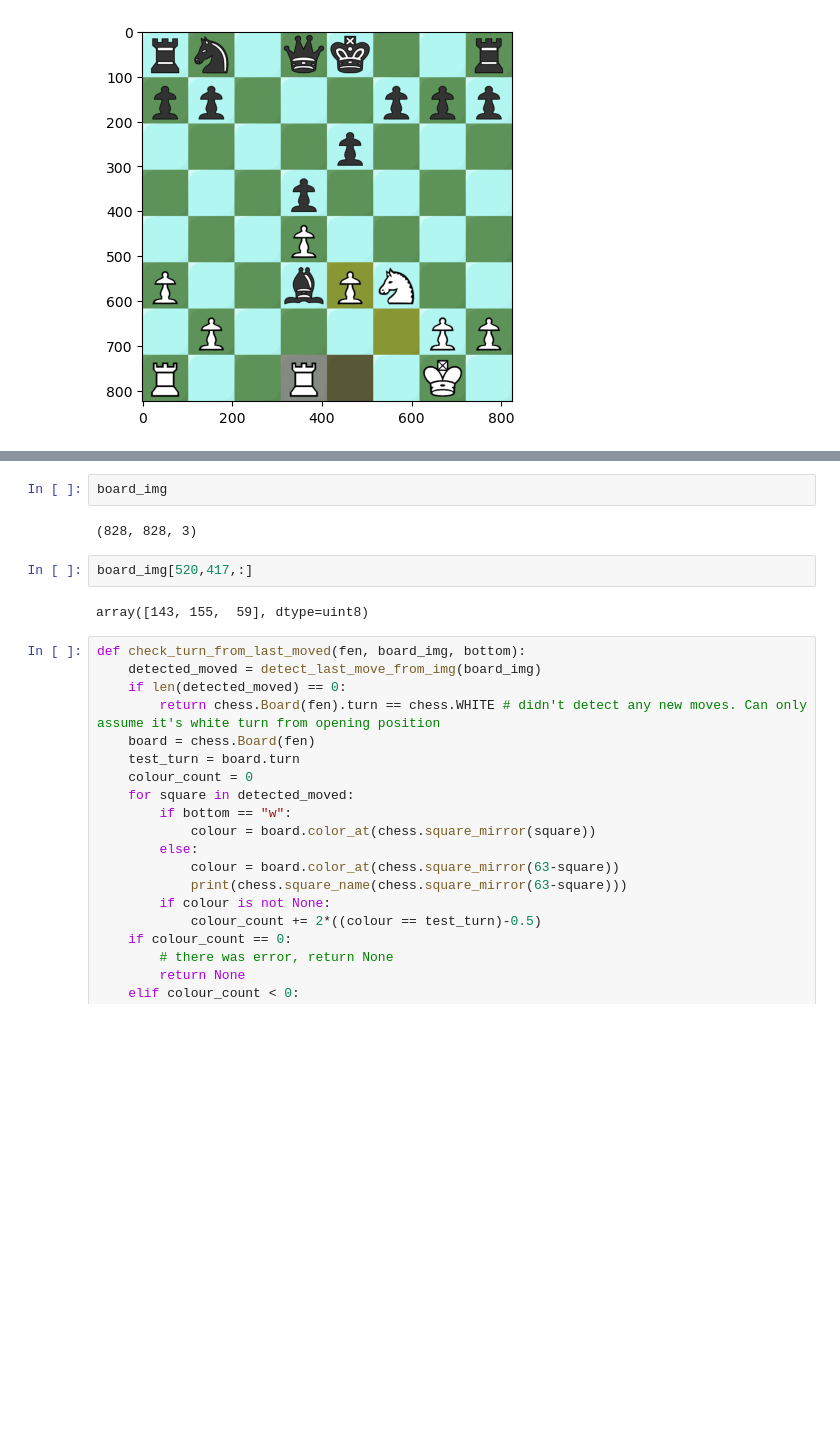
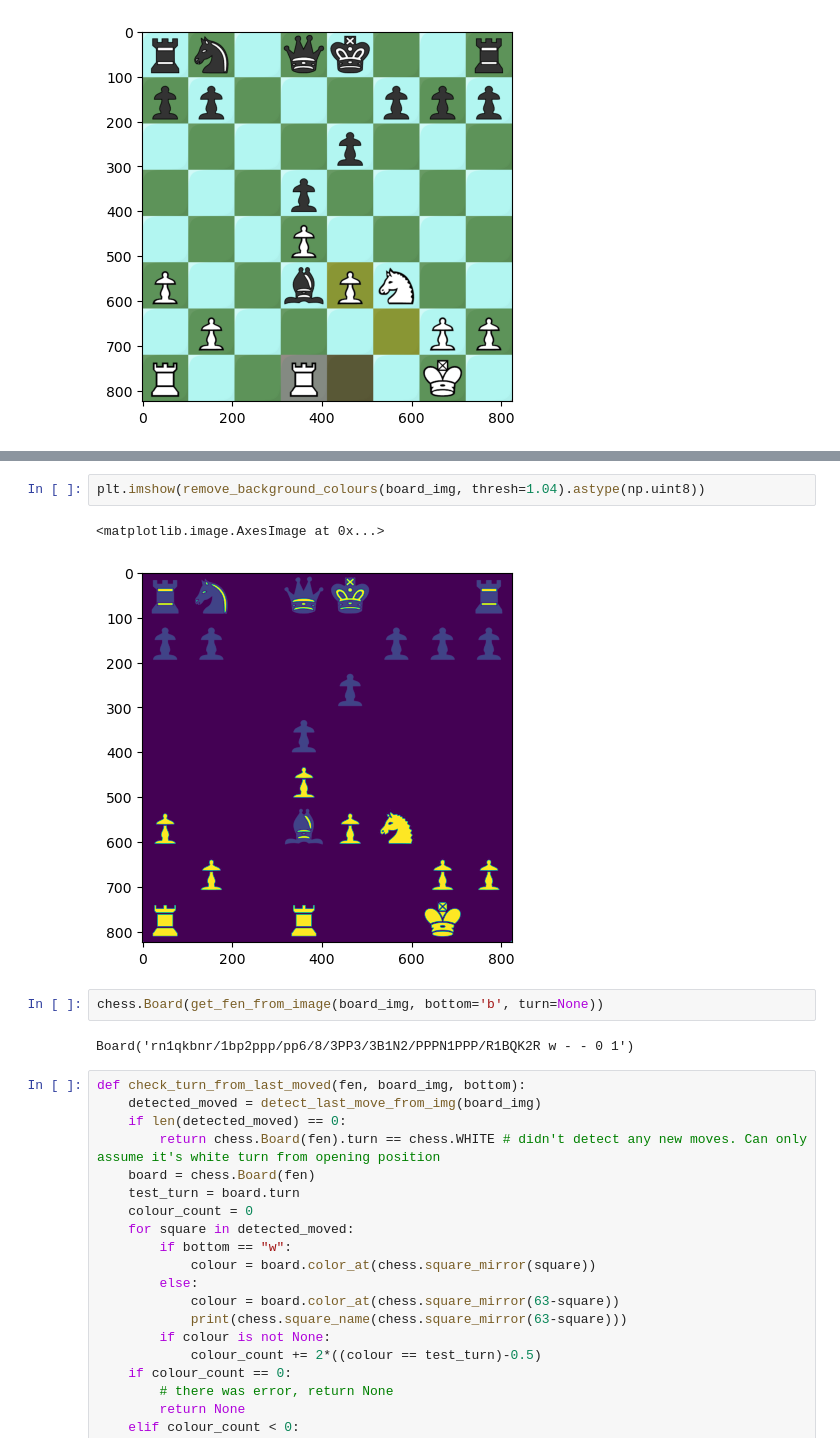
Before and after one commit to douavocado/humanchessplayer2, a Jupyter notebook: test_image_scrape_tools.ipynb, the cells around one changed output, grey strips where cells are left out. Saved outputs shown, nothing was run; the diff lists cells and outputs as text; blank space fills up the shorter version.

```diff
--- a/test_image_scrape_tools.ipynb
+++ b/test_image_scrape_tools.ipynb
@@ -87,11 +95,12 @@ plt.imshow(board_img[515:615,412:512,:])
 # %%
-board_img
+plt.imshow(remove_background_colours(board_img, thresh=1.04).astype(np.uint8))
 # %% [output]
-(828, 828, 3)
+<matplotlib.image.AxesImage at 0x...>
+[figure, added]
 # %%
-board_img[520,417,:]
+chess.Board(get_fen_from_image(board_img, bottom='b', turn=None))
 # %% [output]
-array([143, 155,  59], dtype=uint8)
+Board('rn1qkbnr/1bp2ppp/pp6/8/3PP3/3B1N2/PPPN1PPP/R1BQK2R w - - 0 1')
 # %%
 def check_turn_from_last_moved(fen, board_img, bottom):
     detected_moved = detect_last_move_from_img(board_img)
```
Also changed, not shown: parts of 3 cells of this notebook, 5 other files.
